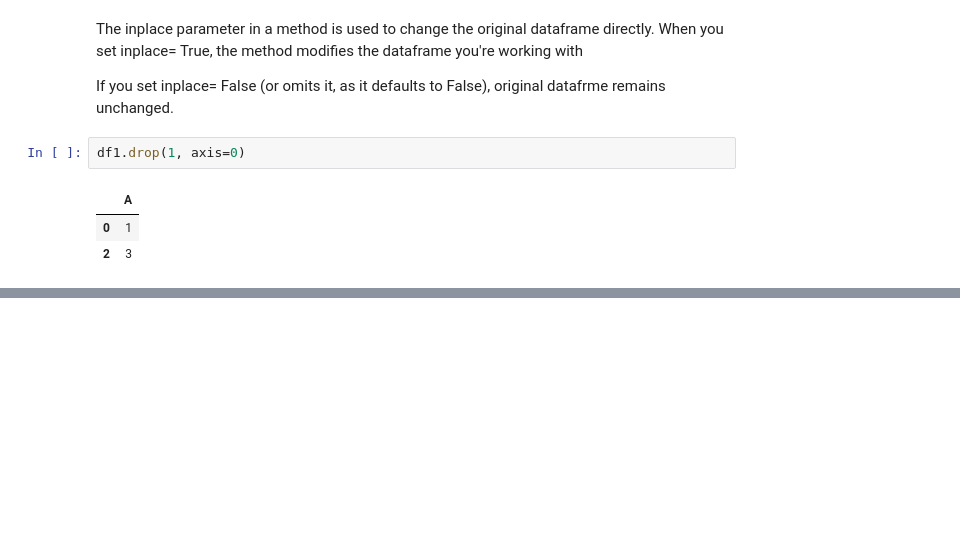
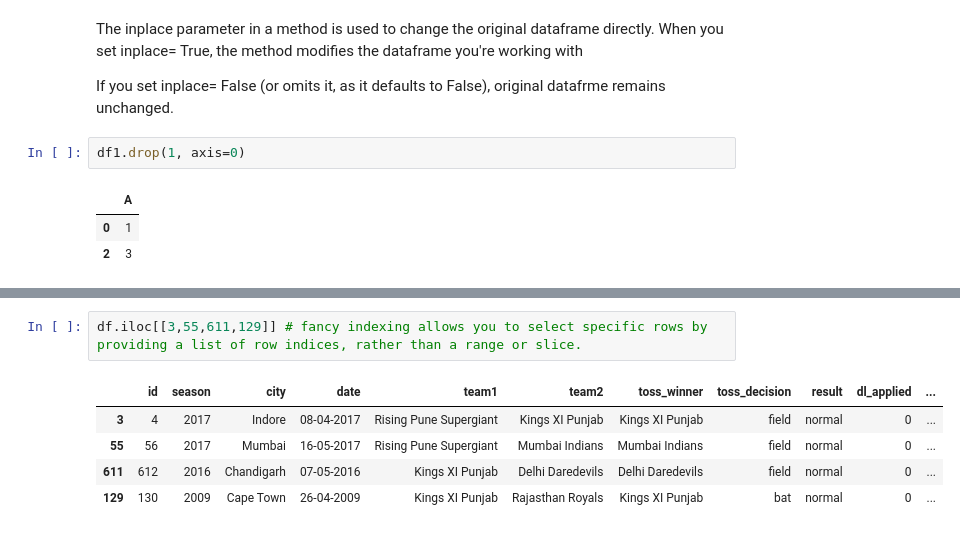
Before and after one commit to Srishti36912/Python_clg, a Jupyter notebook: ipl.ipynb, the cells around one changed output, grey strips where cells are left out. Drawn from its saved outputs; the diff is of its cells as text; blank space fills up the shorter version.

```diff
--- a/ipl.ipynb
+++ b/ipl.ipynb
@@ -186,0 +298,8 @@ df1.drop(1, axis=0)
+# %%
+df.iloc[[3,55,611,129]] # fancy indexing allows you to select specific rows by providing a list of row indices, rather than a range or slice.
+# %% [output]
+|  | id | season | city | date | team1 | team2 | toss_winner | toss_decision | result | dl_applied | ... |
+| 3 | 4 | 2017 | Indore | 08-04-2017 | Rising Pune Supergiant | Kings XI Punjab | Kings XI Punjab | field | normal | 0 | ... |
+| 55 | 56 | 2017 | Mumbai | 16-05-2017 | Rising Pune Supergiant | Mumbai Indians | Mumbai Indians | field | normal | 0 | ... |
+| 611 | 612 | 2016 | Chandigarh | 07-05-2016 | Kings XI Punjab | Delhi Daredevils | Delhi Daredevils | field | normal | 0 | ... |
+| 129 | 130 | 2009 | Cape Town | 26-04-2009 | Kings XI Punjab | Rajasthan Royals | Kings XI Punjab | bat | normal | 0 | ... |
```
Also changed, not shown: parts of 17 cells of this notebook.
